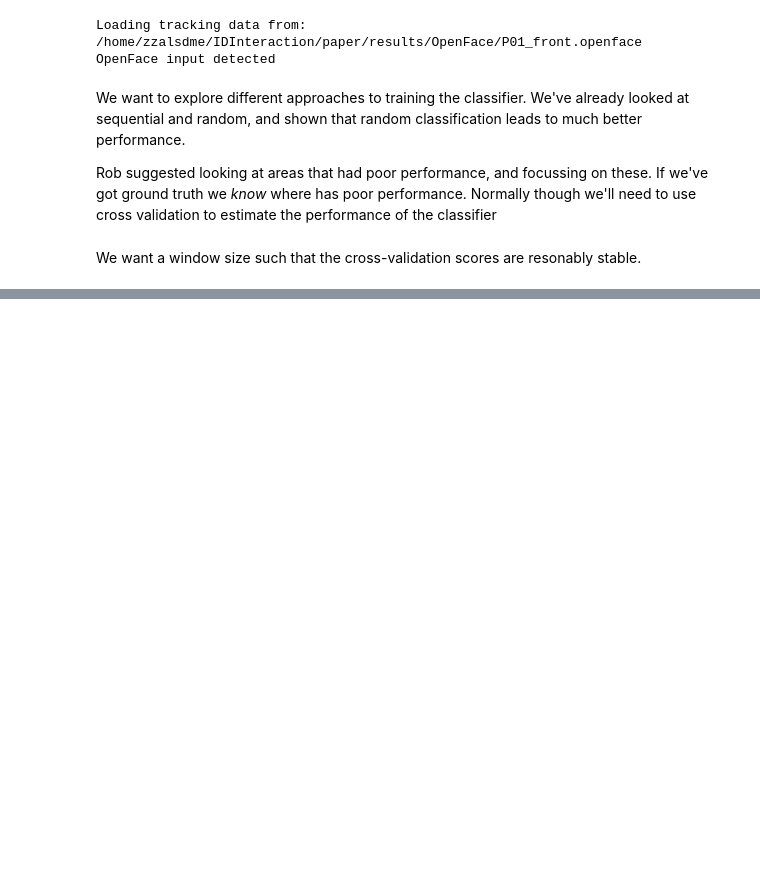
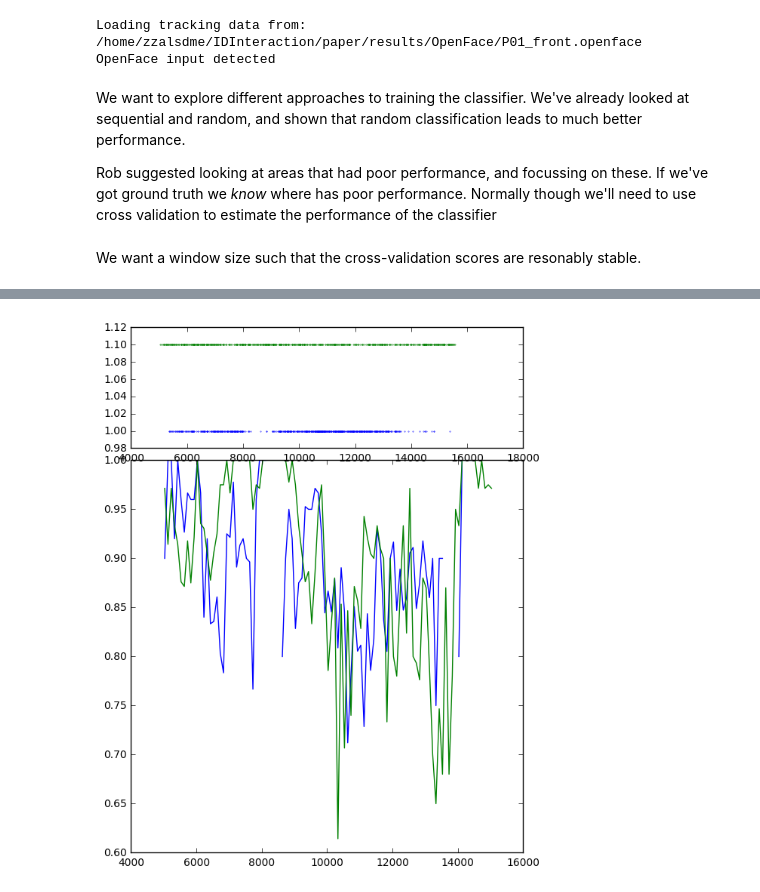
Before and after one commit to IDInteraction/abc-display-tool, a Jupyter notebook: MovingWindow.ipynb, the cells around one changed output, grey strips where cells are left out. Cells and saved outputs as stored; diff of their text form; code cells hidden in the pictures; blank space fills up the shorter version.

```diff
--- a/MovingWindow.ipynb
+++ b/MovingWindow.ipynb
@@ -157,0 +162,32 @@ np.random.shuffle(trainingframes)
+# %%
+# Get the windowed accuracy for the randomly classified data
+randbatchresults = calcWindowedAccuracy(randparticipant, windowsize, advancesize)
+
+# Figure modified from
+# https://matplotlib.org/examples/pylab_examples/scatter_hist.html
+
+left, width = 0.1, 0.65
+bottom, height = 0.1, 0.65
+bottom_h = left_h = left + width + 0.02
+
+rect_main = [left, bottom, width, height]
+rect_histx = [left, bottom_h, width, 0.2]
+
+
+# start with a rectangular Figure
+plt.figure(1, figsize=(8, 8))
+
+axMain = plt.axes(rect_main)
+axHistx = plt.axes(rect_histx)
+#axHisty = plt.axes(rect_histy)
+
+
+axMain.plot(batchresults["startframe"], batchresults["mean"], color="blue")
+axMain.plot(randbatchresults["startframe"], randbatchresults["mean"], color="green")
+cframes = list(participant.getClassifiedFrames().index)
+axHistx.scatter(cframes, [1] * len(cframes), s=.1, color="blue")
+rcframes = list(randparticipant.getClassifiedFrames().index)
+axHistx.scatter(rcframes, [1.1] * len(rcframes), s=.1, color="green")
+plt.show()
+# %% [output]
+[figure, added]
```
Also changed, not shown: parts of 9 cells of this notebook.
